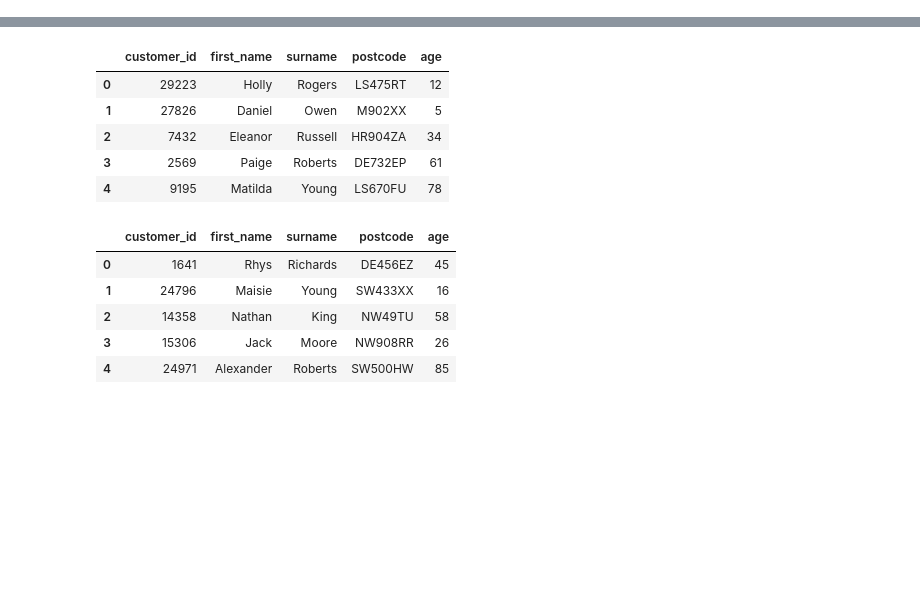
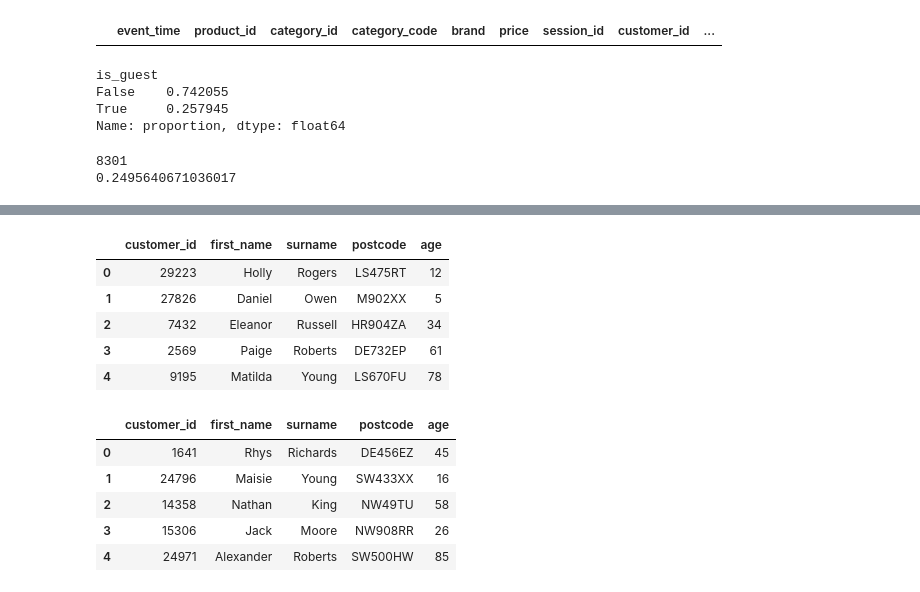
Before and after one commit to Kwasi-Scientist/DataModeling, a Jupyter notebook: DataModeling.ipynb, the cells around one changed output, grey strips where cells are left out. Cells and saved outputs as stored; diff of their text form; code cells hidden in the pictures; blank space fills up the shorter version.

Commit message:
Exploratory analysis of purchases table

```diff
--- a/DataModeling.ipynb
+++ b/DataModeling.ipynb
@@ -9,0 +33,8 @@ customer = pd.read_csv("./data/customer_database.csv")
+# %%
+purchases["is_guest"] = purchases["customer_id"].isnull()
+# %%
+#the guest checkouts and the customer Ids are assumed to be mutually exclusive
+purchases[purchases["is_guest"] & purchases["customer_id"].notnull()]
+purchases[(purchases["is_guest"] ==False) & purchases["customer_id"].isnull()]
+# %% [output]
+|  | event_time | product_id | category_id | category_code | brand | price | session_id | customer_id | ... |
@@ -9,0 +45,21 @@ customer = pd.read_csv("./data/customer_database.csv")
+# %%
+purchases["is_guest"].value_counts(normalize=True)
+
+#this tells us the 25% of the ros are guest checkouts
+#one row represents a purchases item not a customer record, so the proportion of customers who checked out as guests is NOT 25%
+# %% [output]
+is_guest
+False    0.742055
+True     0.257945
+Name: proportion, dtype: float64
+# %%
+#the actual proportion is
+guest_columns = ["guest_first_name", "guest_surname", "guest_postcode"]
+unique_guests= purchases[guest_columns].drop_duplicates() #get unique combination of guest columns
+print(len(unique_guests))
+unique_customers= purchases["customer_id"].unique() #get all unique customer IDs
+cust_total = len(unique_customers) + len(unique_guests)
+print(len(unique_guests) / (cust_total-1)) #subtract 1 from the unique customer count becuase NULL ius also counted
+# %% [output]
+8301
+0.2495640671036017
```
Also changed, not shown: parts of 5 cells of this notebook.
